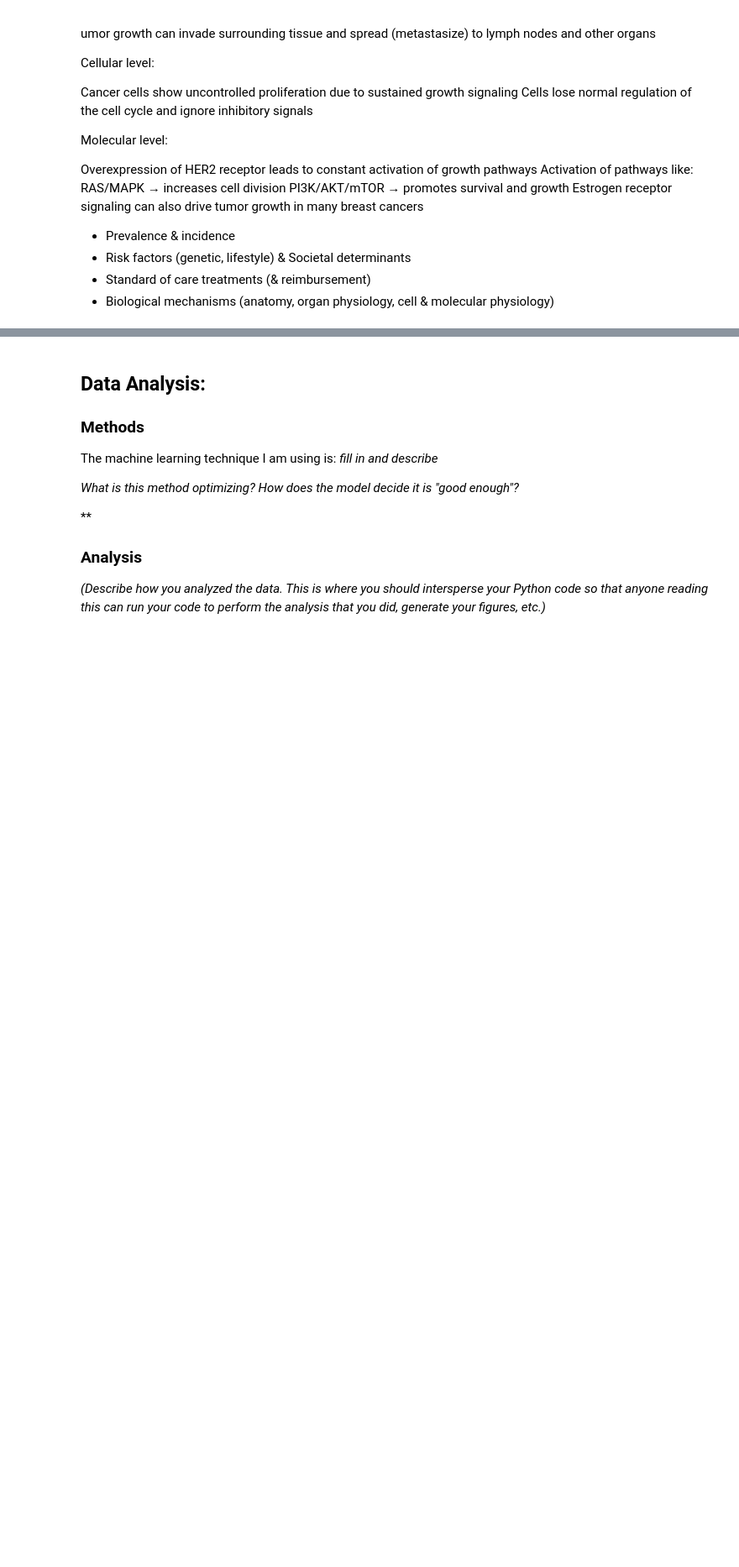
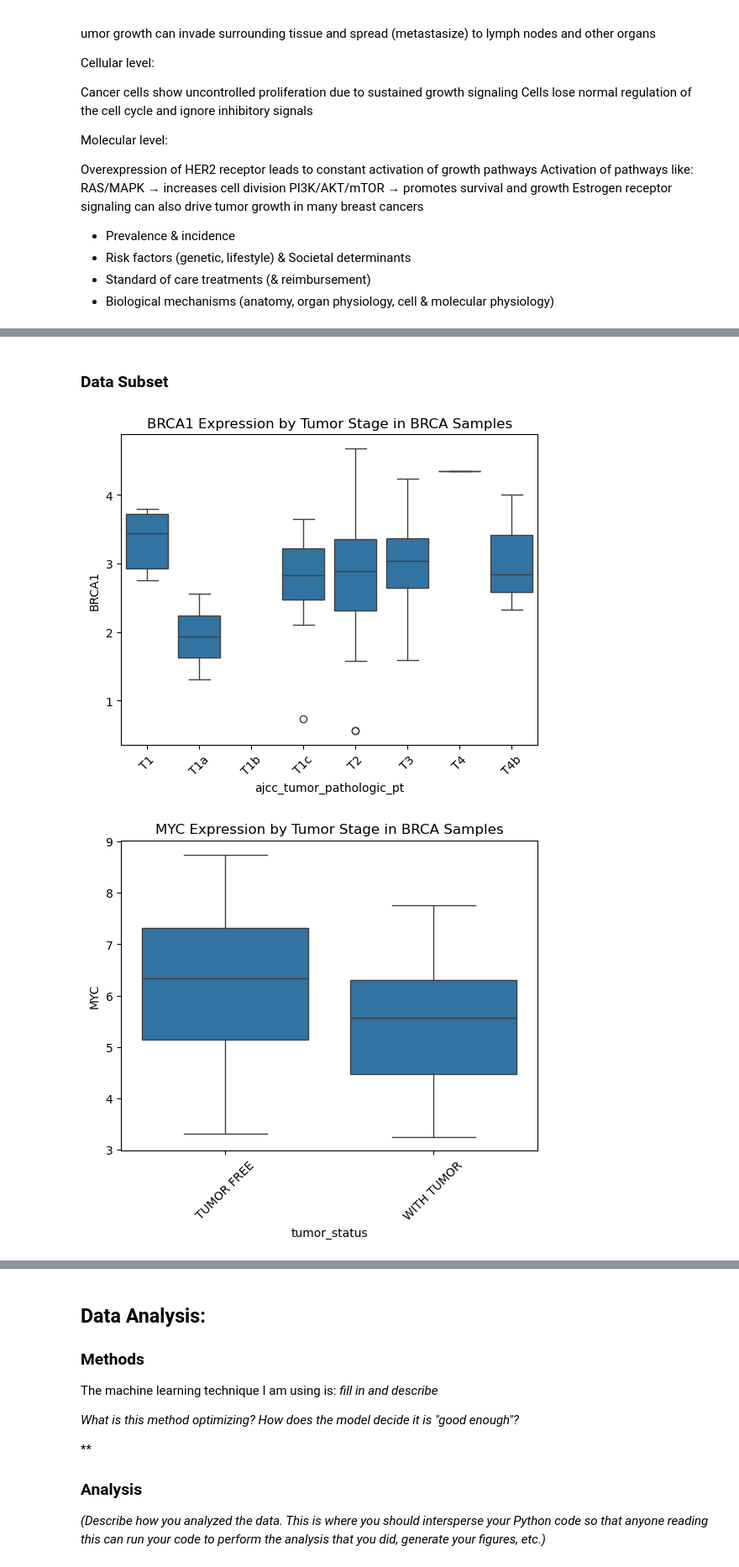
Before and after one commit to isabellaorlando1/Grosso-Orlando-Module-4-Cancer, a Jupyter notebook: code/Module 4 Template.ipynb, the cells around one changed output, grey strips where cells are left out. Shown at 84% size. Saved outputs shown, nothing was run; the diff lists cells and outputs as text; code cells hidden in the pictures; blank space fills up the shorter version.

Commit message:
Update Notebook
Move data description from module 4 notebook to module 4 template

```diff
--- a/code/Module 4 Template.ipynb
+++ b/code/Module 4 Template.ipynb
@@ -102,0 +103,67 @@ Estrogen receptor signaling can also drive tumor growth in many breast cancers
+# %% [markdown]
+### Data Subset
+# %%
+import pandas as pd
+import matplotlib.pyplot as plt
+import seaborn as sns
+
+# Load the data
+data = pd.read_csv(
+    r"C:\Users\isabe\Downloads\TRAINING_SET_GSE62944_subsample_log2TPM.csv", index_col=0, header=0)
+metadata_df = pd.read_csv(
+    r'C:\Users\isabe\OneDrive\Documents\BME2315\Grosso-Orlando-Module-4-Cancer\data\TRAINING_SET_GSE62944_metadata.csv', index_col=0, header=0)
+
+# Subset the data for a specific cancer type
+cancer_type = 'BRCA'  # Breast Invasive Carcinoma
+
+# From metadata, get the rows where "cancer_type" is equal to the specified cancer type
+cancer_samples = metadata_df[metadata_df['cancer_type'] == cancer_type].index
+#print(cancer_samples)
+# Subset the main data to include only these samples
+# When you want a subset of columns, you can pass a list of column names to the data frame in []
+BRCA_data = data[cancer_samples]
+
+# Subset by index (genes)
+desired_gene_list = ['TP53', 'BRCA1', 'BRCA2', 'EGFR', 'MYC']
+gene_list = [gene for gene in desired_gene_list if gene in BRCA_data.index]
+for gene in desired_gene_list:
+    if gene not in gene_list:
+        print(f"Warning: {gene} not found in the dataset.")
+BRCA_gene_data = BRCA_data.loc[gene_list]
+
+# Merging datasets
+# Merge the subsetted expression data with metadata for BRCA samples,
+BRCA_metadata = metadata_df.loc[cancer_samples]
+BRCA_merged = BRCA_gene_data.T.merge(
+    BRCA_metadata, left_index=True, right_index=True)
+
+# Plotting
+# Boxplot of BRCA1 expression and tumor pt in BRCA samples
+sns.boxplot(
+    data=BRCA_merged,
+    x="ajcc_tumor_pathologic_pt",
+    y='BRCA1',
+    order=["T1", "T1a", "T1b", "T1c", "T2", "T3", "T4", "T4b"]
+)
+plt.title("BRCA1 Expression by Tumor Stage in BRCA Samples")
+plt.xticks(rotation=45)
+plt.show()
+
+#Boxplot of MYC expression and active tumor status in BRCA samples
+clean = BRCA_merged[BRCA_merged['tumor_status'].isin(['TUMOR FREE', 'WITH TUMOR'])]
+sns.boxplot(
+    data = clean,
+    x="tumor_status",
+    y='MYC',
+)
+plt.title("MYC Expression by Tumor Stage in BRCA Samples")
+plt.xticks(rotation=45)
+plt.show()
+#%%
+# Boxplot of BRCA1 and BRCA2 expression in BRCA samples using PANDAS directly
+BRCA_merged[['BRCA1', 'BRCA2']].plot.box()
+plt.title("BRCA1 and BRCA2 Expression in BRCA Samples")
+plt.show()
+# %% [output]
+[figure, added]
+[figure, added]
```
Also changed, not shown: parts of 4 cells of this notebook, 1 other file.
